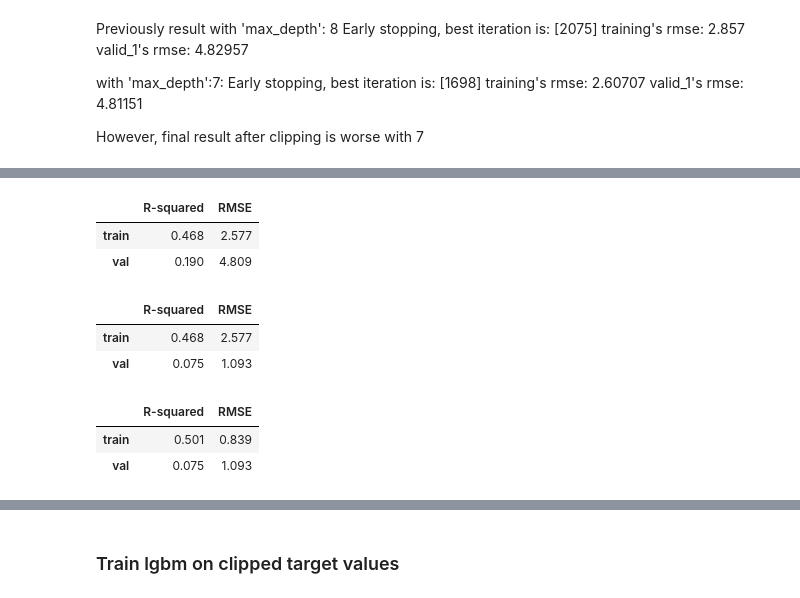
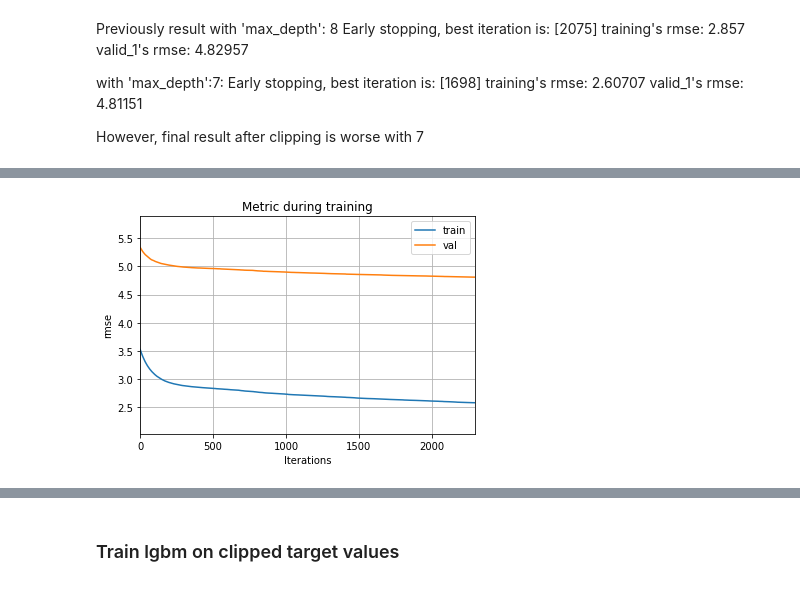
Before and after one commit to JojoYY/Coursera_Kaggle_Project, a Jupyter notebook: Tree_based_models.ipynb, the cells around one changed output, grey strips where cells are left out. Saved outputs shown, nothing was run; the diff lists cells and outputs as text; code cells hidden in the pictures.

```diff
--- a/Tree_based_models.ipynb
+++ b/Tree_based_models.ipynb
@@ -76,6 +65,3 @@ label encoding shop_id and saving to enc_shop_id.pickle
 label encoding item_category_id and saving to enc_item_category_id.pickle
 label encoding item_category_group and saving to enc_item_category_group.pickle
 label encoding shop_city and saving to enc_shop_city.pickle
-# %%
-# training and validation data, with all possible features
-X_train, X_val, y_train_clip, y_val_clip = udf.train_test_split_by_month(all_sales, clip_train=True, clip_test=True)
@@ -100,3 +68,6 @@ Number of attributes: 28
 # %%
-# # training and validation data, with all possible features
-# X_train, X_val, y_train, y_val = udf.train_test_split_by_month(all_sales)
+# make training and validation data
+X_train, X_val, y_train, y_val = udf.train_test_split_by_month(all_sales)
+
+# for training on clipped target values
+y_train_clip, y_val_clip = y_train.clip(0, 20), y_val.clip(0, 20)
@@ -107,8 +84,8 @@ Number of attributes: 28
 # %% [markdown]
 ### Training lgbm with original target values
 # %%
-# model training with early stopping
-lgb_params = {
+# wtih new class: model training with early stopping
+orig_params = {
                'max_depth': 8,  # reduce to increase regularization
                'bagging_fraction': 0.6,
                'feature_fraction': 0.7, # reduce to increase regularization
@@ -120,14 +97,12 @@ lgb_params = {
                'nthread':4, # parallel computation
                'verbose':0
               }
-num_rounds = 2500
+orig_rounds = 2500
 
-lgb_train = lgb.Dataset(X_train, label=y_train)
-lgb_val = lgb.Dataset(X_val, label=y_val, reference=lgb_train)
-evals_result = {}  # to record eval results for plotting
-
-bst = lgb.train(lgb_params, lgb_train, num_rounds, valid_sets=[lgb_train, lgb_val],
-                early_stopping_rounds=20,
-                keep_training_booster=True,
-                categorical_feature=['item_id', 'shop_id', 'item_category_id', 'item_category_group', 'shop_city'],
-                evals_result=evals_result, verbose_eval=20)
+lgbm_orig = udf.TrainLgbm(lgb_params=orig_params,
+                          X_train=X_train, y_train=y_train,
+                          num_rounds=orig_rounds,
+                          X_val=X_val, y_val=y_val,
+                          categoricals=categ_cols,
+                          stopping_rounds=20,
+                          verbose_eval=100)
@@ -155,0 +109,2 @@ Early stopping, best iteration is:
+# %%
+bst_orig = lgbm_orig.train_early_stop()
@@ -184,22 +143,4 @@ pred_val = bst._Booster__inner_predict(data_idx=1)
-# %%
-# evaluate train vs val performance, no truncating in either
-udf.train_val_metrics(y_train, pred_train, y_val, pred_val)
-# %% [output]
-|  | R-squared | RMSE |
-| train | 0.468 | 2.577 |
-| val | 0.190 | 4.809 |
-# %%
-# truncate val, not train (old comparison)
-udf.train_val_metrics(y_train, pred_train, y_val, pred_val, clip_y_val=True, clip_pred_val=True)
-# %% [output]
-|  | R-squared | RMSE |
-| train | 0.468 | 2.577 |
-| val | 0.075 | 1.093 |
-# %%
-# truncate both train and val for fair comparison of final score
-udf.train_val_metrics(y_train, pred_train, y_val, pred_val,
-                      clip_y_val=True, clip_pred_val=True, clip_y_train=True, clip_pred_train=True)
-# %% [output]
-|  | R-squared | RMSE |
-| train | 0.501 | 0.839 |
-| val | 0.075 | 1.093 |
+# %%
+lgb.plot_metric(lgbm_orig.evals_result);
+# %% [output]
+[figure, added]
```
Also changed, not shown: parts of 25 cells of this notebook, 1 other file.
